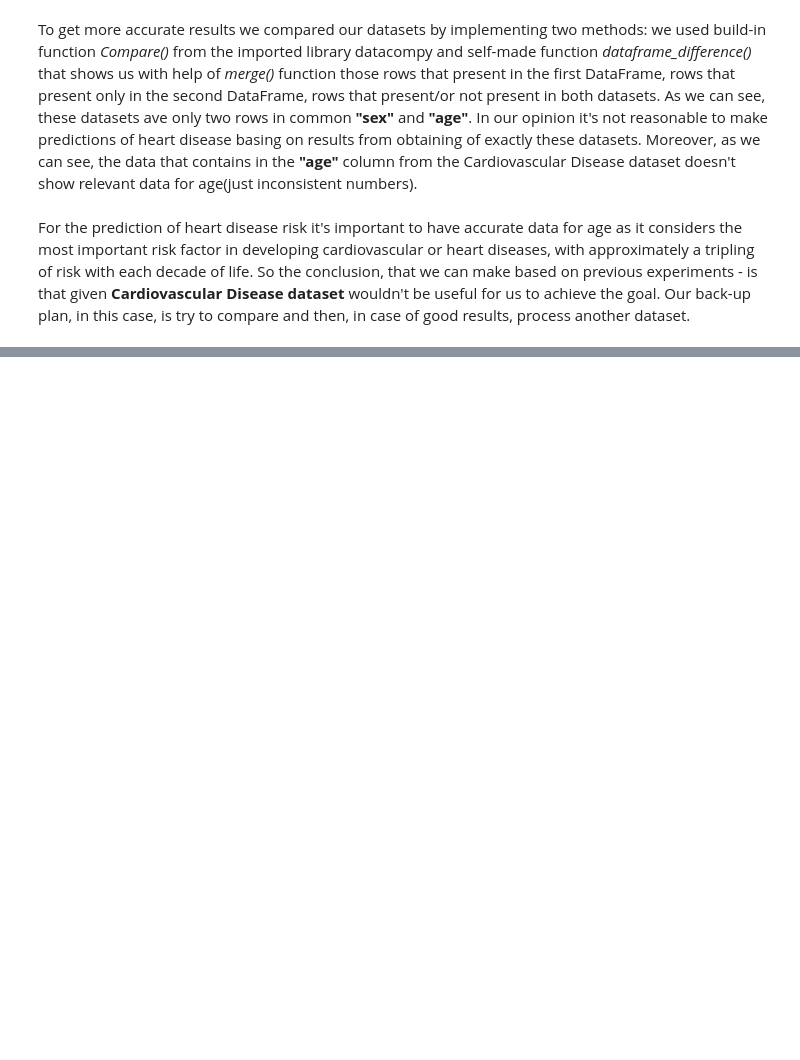
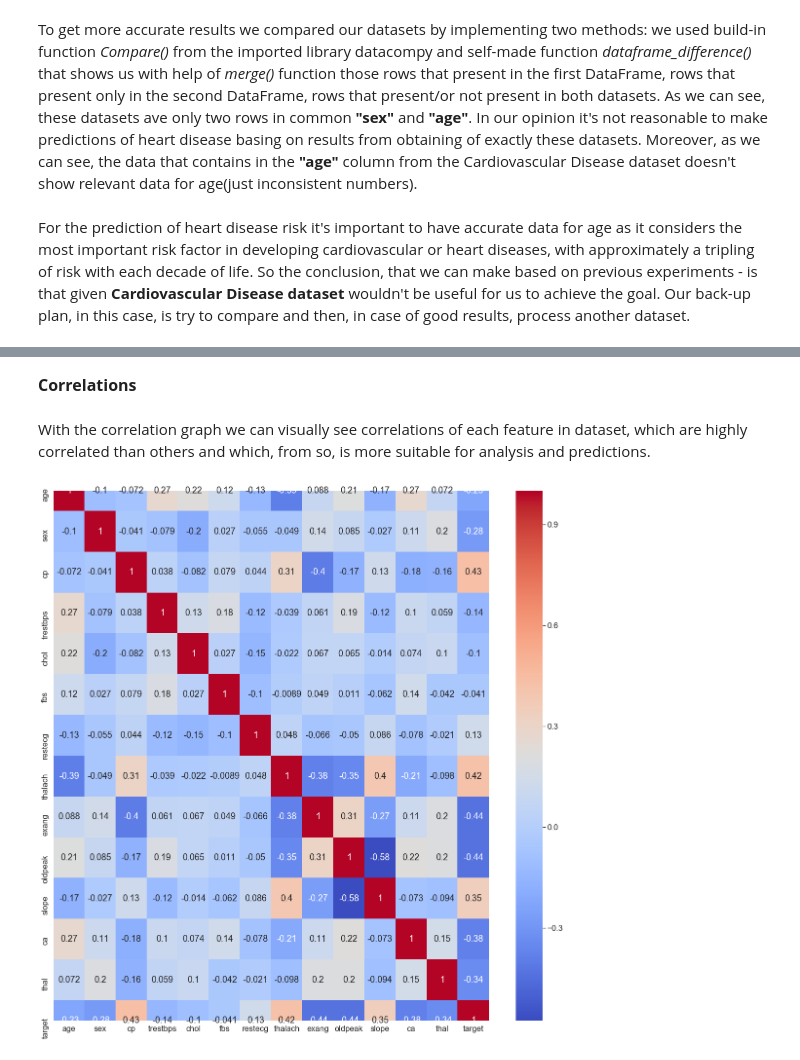
Before and after one commit to DashaShevkoplyas/heart_disease_prediction, a Jupyter notebook: Prediction of Heart Diseases.ipynb, the cells around one changed output, grey strips where cells are left out. Drawn from its saved outputs; the diff is of its cells as text; code cells hidden in the pictures; blank space fills up the shorter version.

```diff
--- a/Prediction of Heart Diseases.ipynb
+++ b/Prediction of Heart Diseases.ipynb
@@ -127,0 +155,2 @@ Our back-up plan, in this case, is try to compare and then, in case of good resu
+# %%
+df2 = pd.read_csv('heart_disease.csv')
@@ -127,0 +279,14 @@ Our back-up plan, in this case, is try to compare and then, in case of good resu
+# %% [markdown]
+<font size="3"><b>Correlations</b></font>
+# %% [markdown]
+With the correlation graph we can visually see correlations of each feature in dataset, which are highly correlated than others and which, from so, is more suitable for analysis and predictions.
+# %%
+import seaborn as sns
+corrmat = df2.corr()
+top_corr_features = corrmat.index
+
+plt.figure(figsize=(20,20))
+sns.heatmap(df2[top_corr_features].corr(),annot=True, cmap="coolwarm")
+plt.show()
+# %% [output]
+[figure, added]
```
Also changed, not shown: parts of 45 cells of this notebook.
